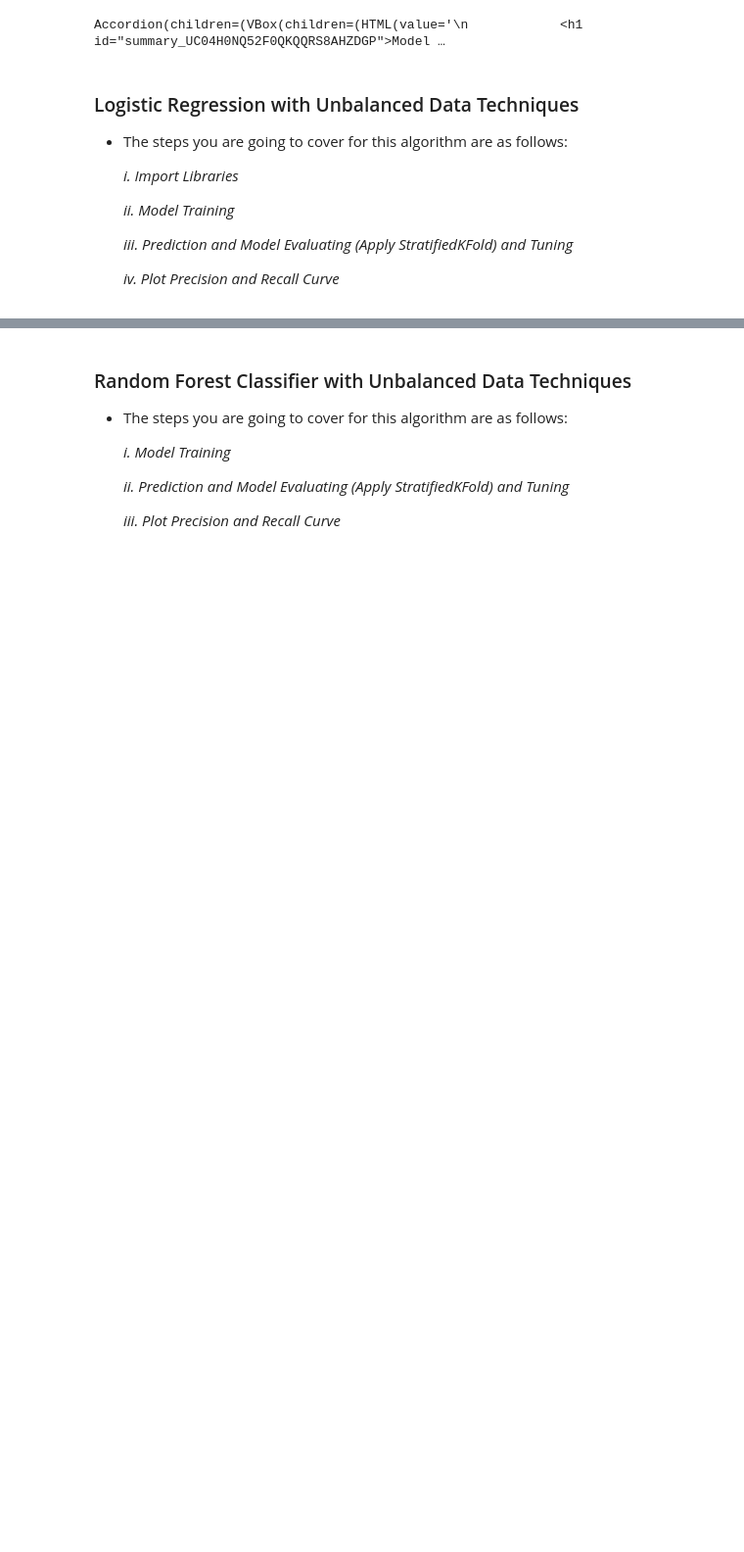
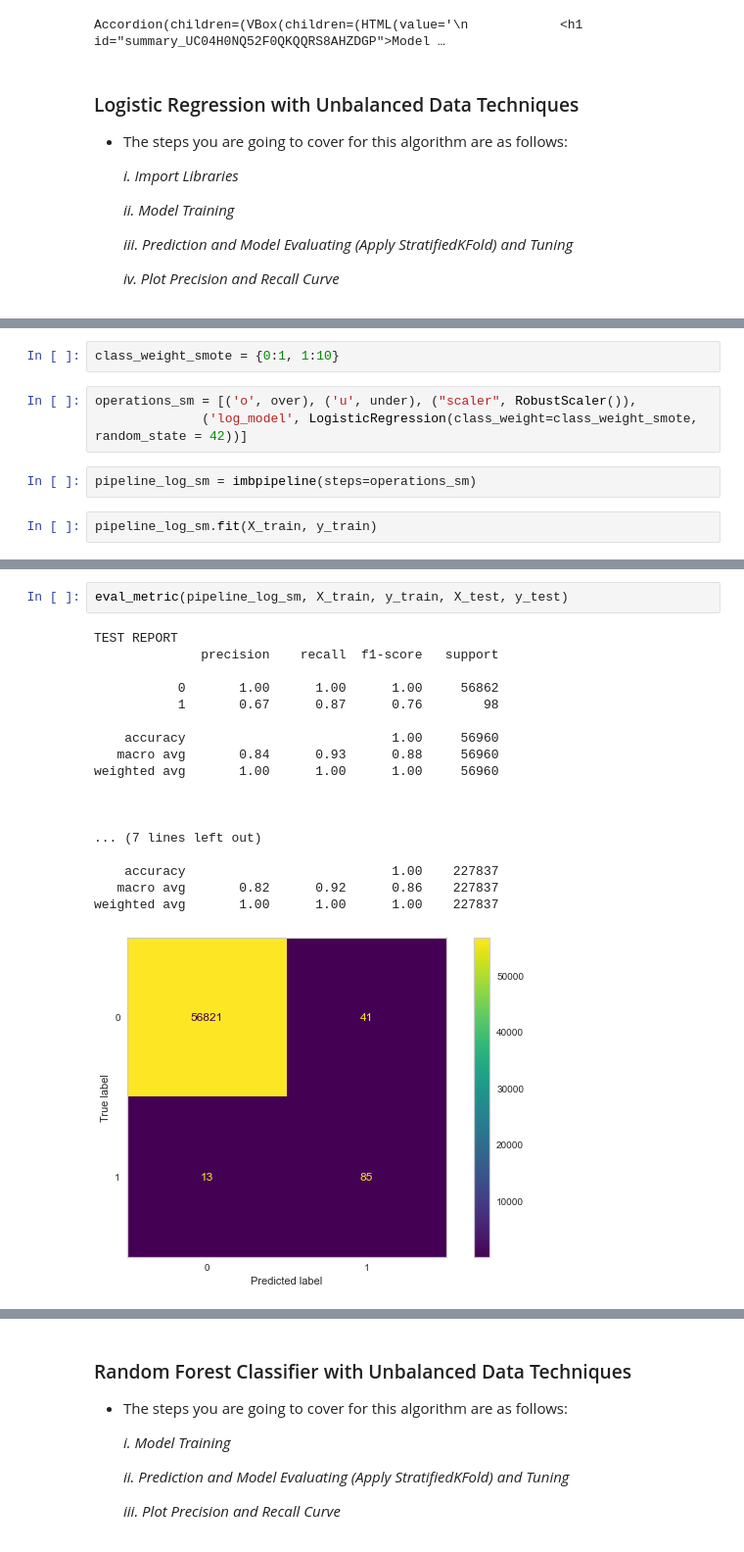
Before and after one commit to B-dogan/Credit-Card-Fraud-Detection-Project-, a Jupyter notebook: Fraud_Detection_Student_V3.ipynb, the cells around one changed output, grey strips where cells are left out. Shown at 98% size. Saved outputs shown, nothing was run; the diff lists cells and outputs as text; blank space fills up the shorter version.

```diff
--- a/Fraud_Detection_Student_V3.ipynb
+++ b/Fraud_Detection_Student_V3.ipynb
@@ -1146,0 +1158,9 @@ Accordion(children=(VBox(children=(HTML(value='\n            <h1 id="summary_UC0
+# %%
+class_weight_smote = {0:1, 1:10}
+# %%
+operations_sm = [('o', over), ('u', under), ("scaler", RobustScaler()),
+              ('log_model', LogisticRegression(class_weight=class_weight_smote, random_state = 42))]
+# %%
+pipeline_log_sm = imbpipeline(steps=operations_sm)
+# %%
+pipeline_log_sm.fit(X_train, y_train)
@@ -1146,0 +1178,21 @@ Accordion(children=(VBox(children=(HTML(value='\n            <h1 id="summary_UC0
+# %%
+eval_metric(pipeline_log_sm, X_train, y_train, X_test, y_test)
+# %% [output]
+TEST REPORT
+              precision    recall  f1-score   support
+
+           0       1.00      1.00      1.00     56862
+           1       0.67      0.87      0.76        98
+
+    accuracy                           1.00     56960
+   macro avg       0.84      0.93      0.88     56960
+weighted avg       1.00      1.00      1.00     56960
+
+
+
+... (7 lines left out)
+
+    accuracy                           1.00    227837
+   macro avg       0.82      0.92      0.86    227837
+weighted avg       1.00      1.00      1.00    227837
+[figure, added]
```
Also changed, not shown: parts of 42 cells of this notebook.
